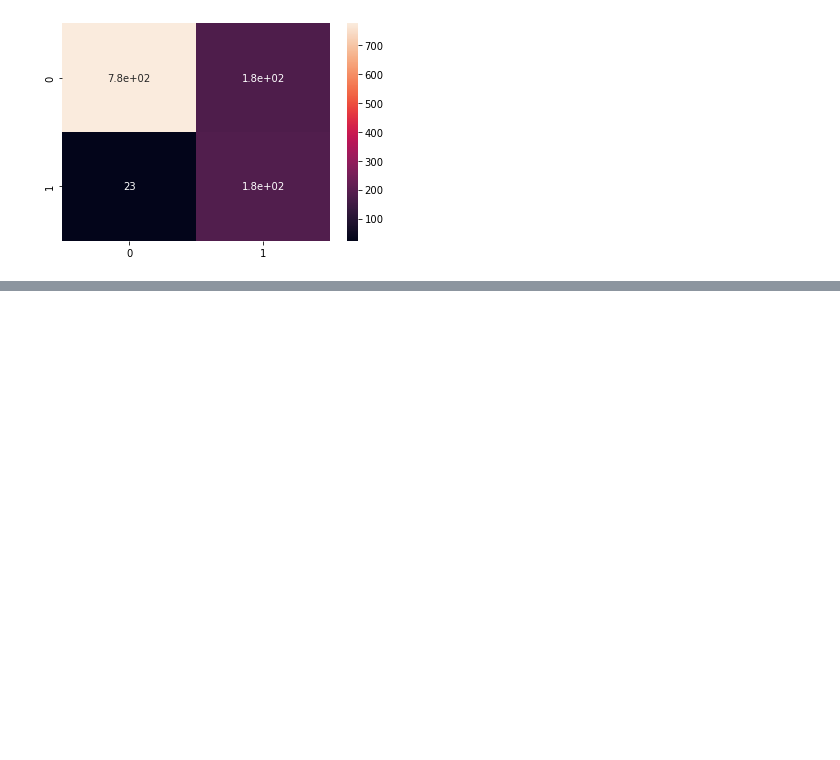
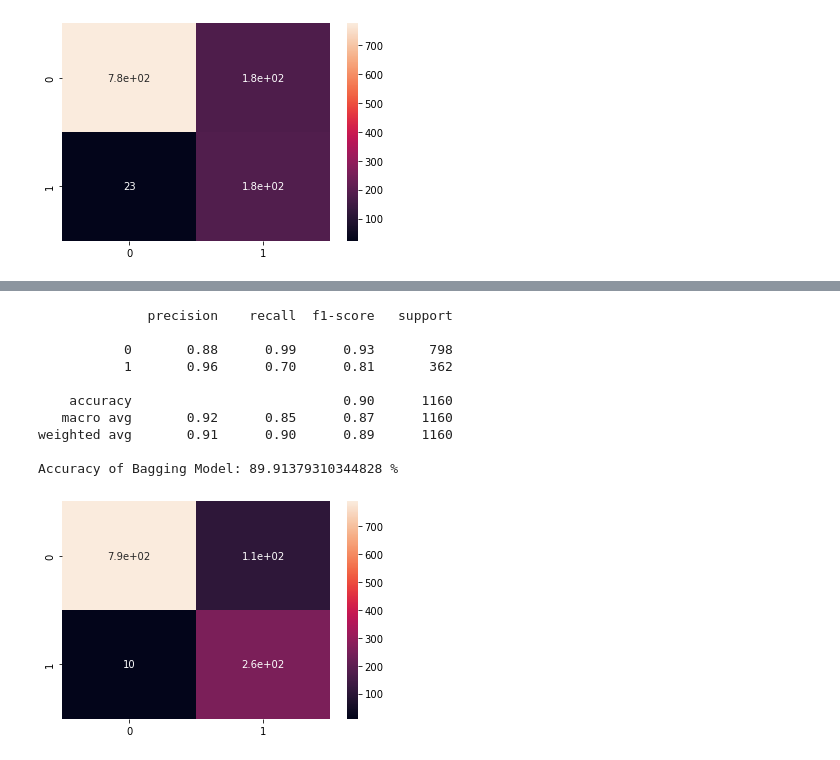
Before and after one commit to TanWZac/Spam-Detection, a Jupyter notebook: NLP.ipynb, the cells around one changed output, grey strips where cells are left out. Cells and saved outputs as stored; diff of their text form; code cells hidden in the pictures; blank space fills up the shorter version.

Commit message:
added Bagging algorithm

```diff
--- a/NLP.ipynb
+++ b/NLP.ipynb
@@ -158,0 +162,4 @@ RandomForestClassifier(n_estimators=90)
+# %%
+from sklearn.ensemble import BaggingClassifier
+bagging = BaggingClassifier()
+bagging.fit(X_train, y_train)
@@ -252,0 +262,14 @@ Accuracy of Random Forest Model: 86.12068965517241 %
+# %%
+report('Bagging', X_test, y_test, bagging)
+# %% [output]
+              precision    recall  f1-score   support
+
+           0       0.88      0.99      0.93       798
+           1       0.96      0.70      0.81       362
+
+    accuracy                           0.90      1160
+   macro avg       0.92      0.85      0.87      1160
+weighted avg       0.91      0.90      0.89      1160
+
+Accuracy of Bagging Model: 89.91379310344828 %
+[figure, added]
```
Also changed, not shown: parts of 17 cells of this notebook, 1 other file.
